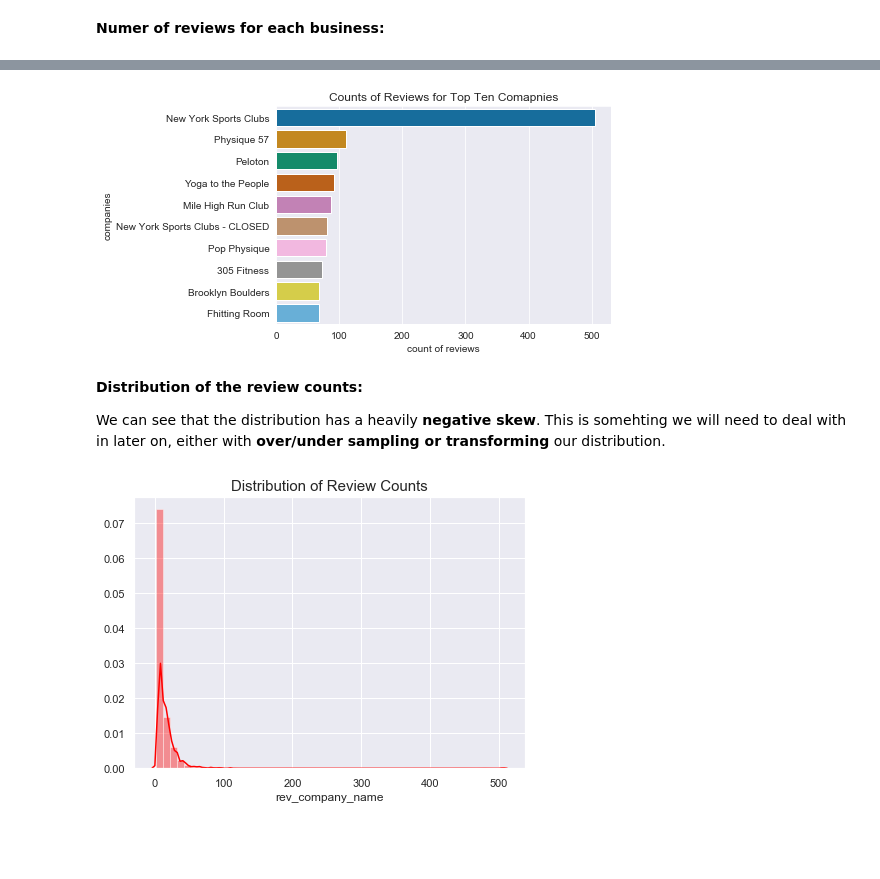
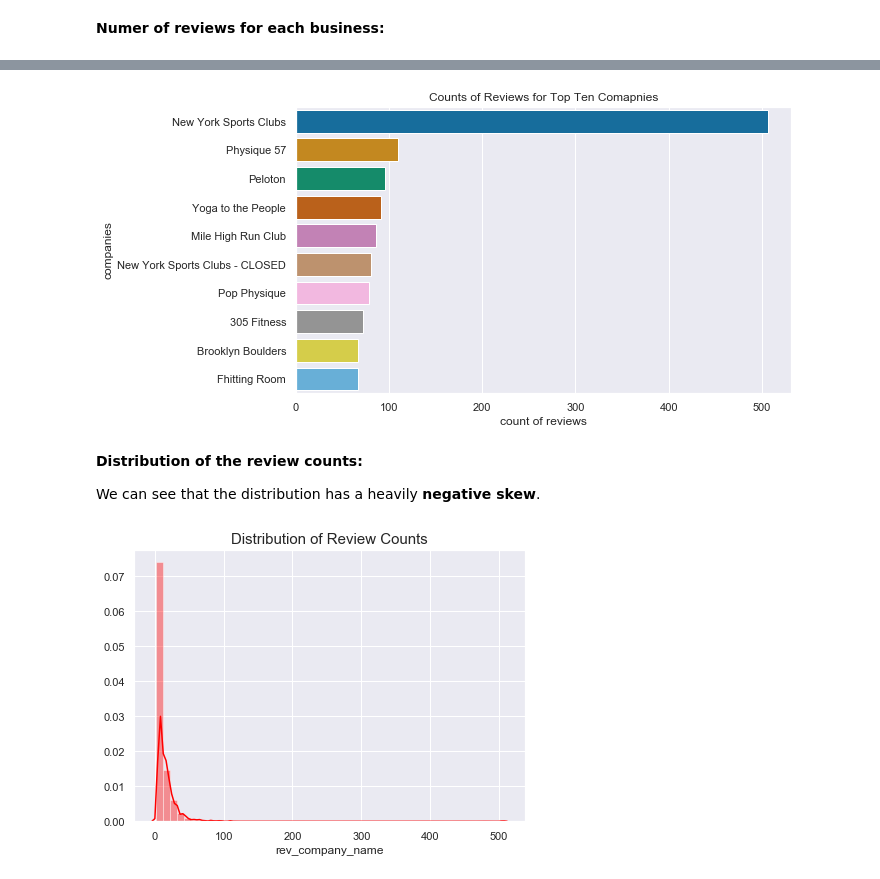
Before and after one commit to elenasm7/NYC_fitness_recommender, a Jupyter notebook: exploratory_data_analysis.ipynb, the cells around one changed output, grey strips where cells are left out. Drawn from its saved outputs; the diff is of its cells as text; code cells hidden in the pictures; blank space fills up the shorter version.

```diff
--- a/exploratory_data_analysis.ipynb
+++ b/exploratory_data_analysis.ipynb
@@ -111,3 +90,0 @@ We use a lambda function applied as a filter on the DataFrame which is grouped b
-# %%
-reviews_filtered_df = start_reviews_df.groupby('rev_company_name').filter(lambda x: len(x) > 1)
-reviews_filtered_df.reset_index(drop=True,inplace=True)
@@ -190,16 +131,18 @@ Name: rev_company_name, dtype: int64
 # %%
+plt.figure(figsize=(10,5))
 ax = sns.barplot(y=reviews_filtered_df.rev_company_name.value_counts().index[:10],
             x=reviews_filtered_df.rev_company_name.value_counts().values[:10],palette='colorblind')
 plt.title('Counts of Reviews for Top Ten Comapnies',fontsize=12)
 ax.set(xlabel='count of reviews', ylabel='companies')
-sns.set(font_scale=1);
-# ax.savefig("review_count_top_10.png")
+sns.set(font_scale=1)
+plt.tight_layout()
+plt.savefig("review_count_top_10.png");
 # %% [output]
-[figure, old version]
+[figure, new version]
 # %% [markdown]
 __Distribution of the review counts:__
 
-We can see that the distribution has a heavily __negative skew__. This is somehting we will need to deal with in later on, either with __over/under sampling or transforming__ our distribution.
+We can see that the distribution has a heavily __negative skew__.
 # %%
 plt.figure(figsize=(7,5))
 sns.distplot(reviews_filtered_df.rev_company_name.value_counts(),color='red')
```
Also changed, not shown: parts of 39 cells of this notebook, 7 other files.
